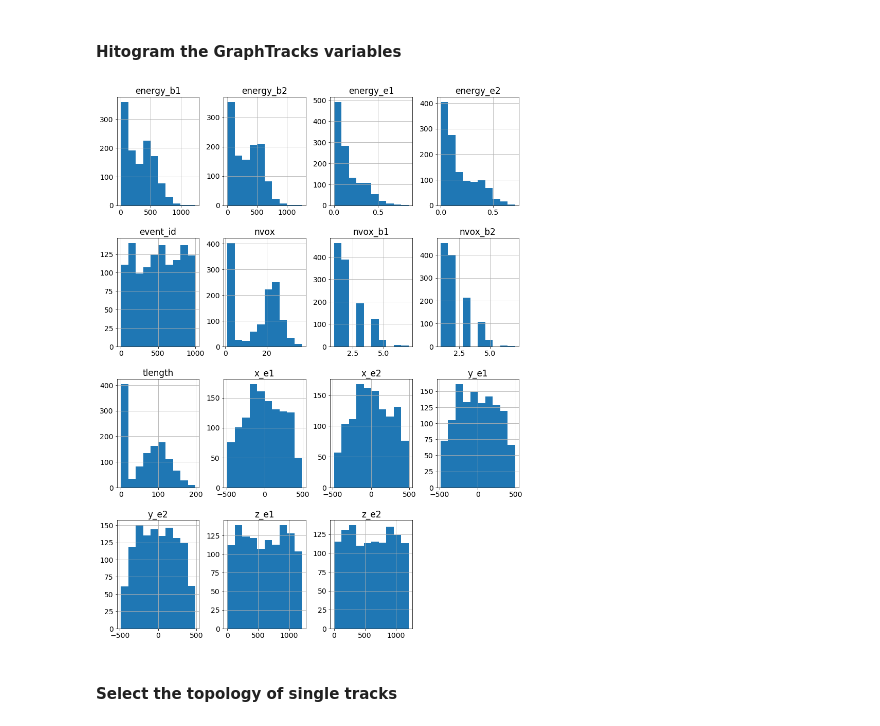
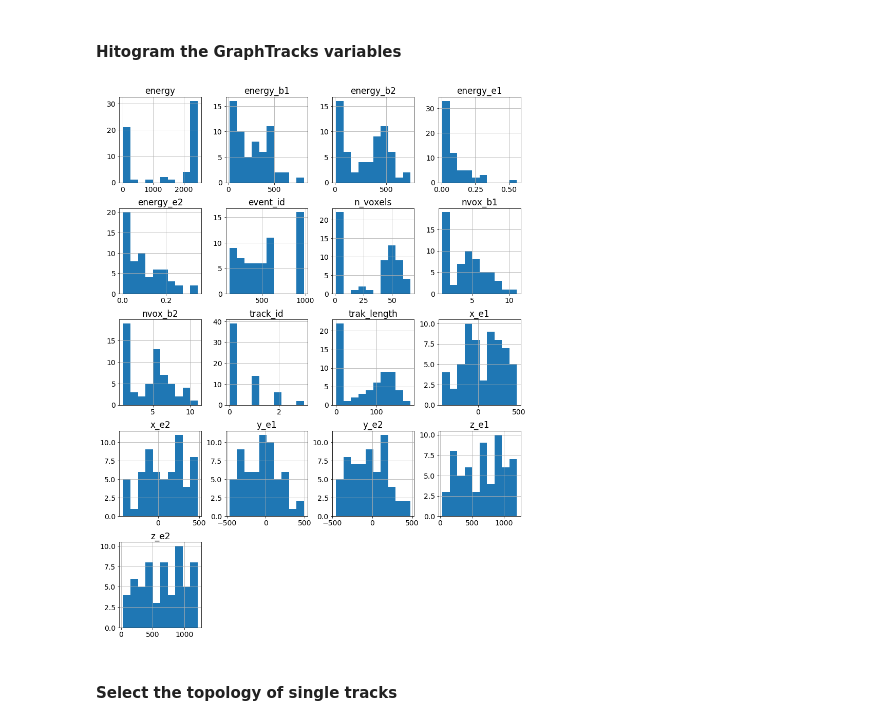
Before and after one commit to jjgomezcadenas/NextFlex, a Jupyter notebook: NB/bb0nu_rath.ipynb, the cells around one changed output. Cells and saved outputs as stored; diff of their text form; code cells hidden in the pictures.

```diff
--- a/NB/bb0nu_rath.ipynb
+++ b/NB/bb0nu_rath.ipynb
@@ -236,2 +171,0 @@ tres = TrackRecoEventStats(**load_from_JSON(traSetup.fileTrackRecoEventStats))
-# %%
-gte  = load_event_gtracks_json(traSetup.fileGTracks)
@@ -333,9 +440,9 @@ if Verbose:
 # %% [markdown]
 #### Hitogram the GraphTracks variables
 # %%
-hist = gtdf.hist(bins=10, figsize = (14,19))
+hist = gT.hist(bins=10, figsize = (14,19))
 # %% [output]
-[figure, old version]
+[figure, new version]
 # %% [markdown]
 #### Select the topology of single tracks
 # %%
```
Also changed, not shown: parts of 86 cells of this notebook, 2 other files.
